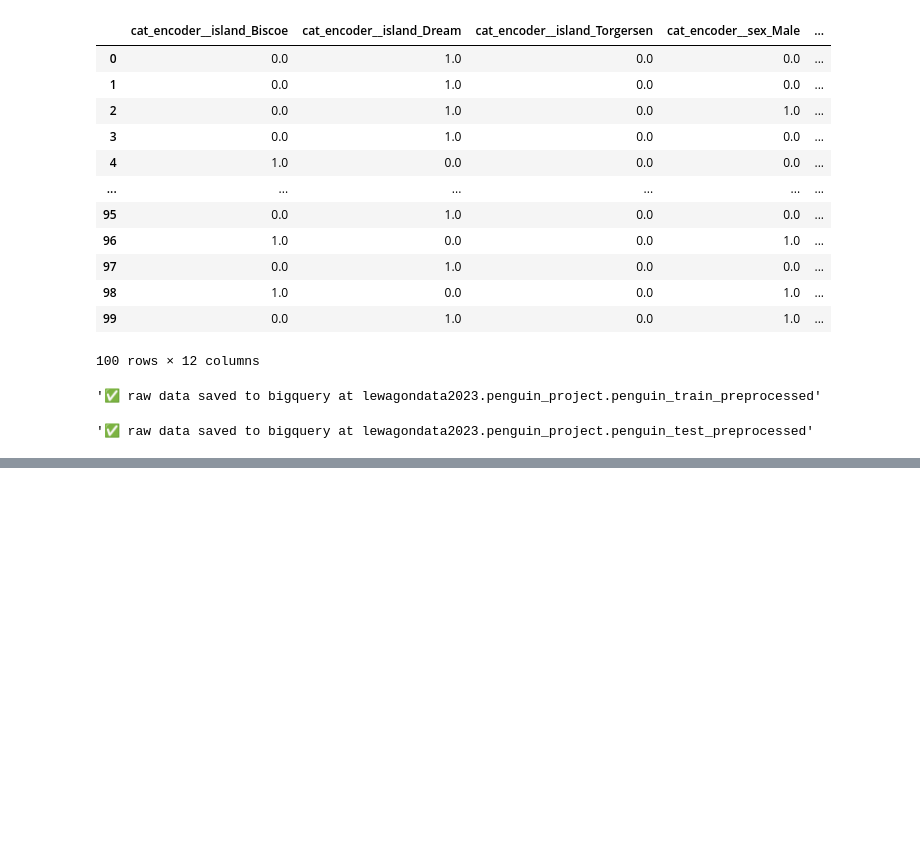
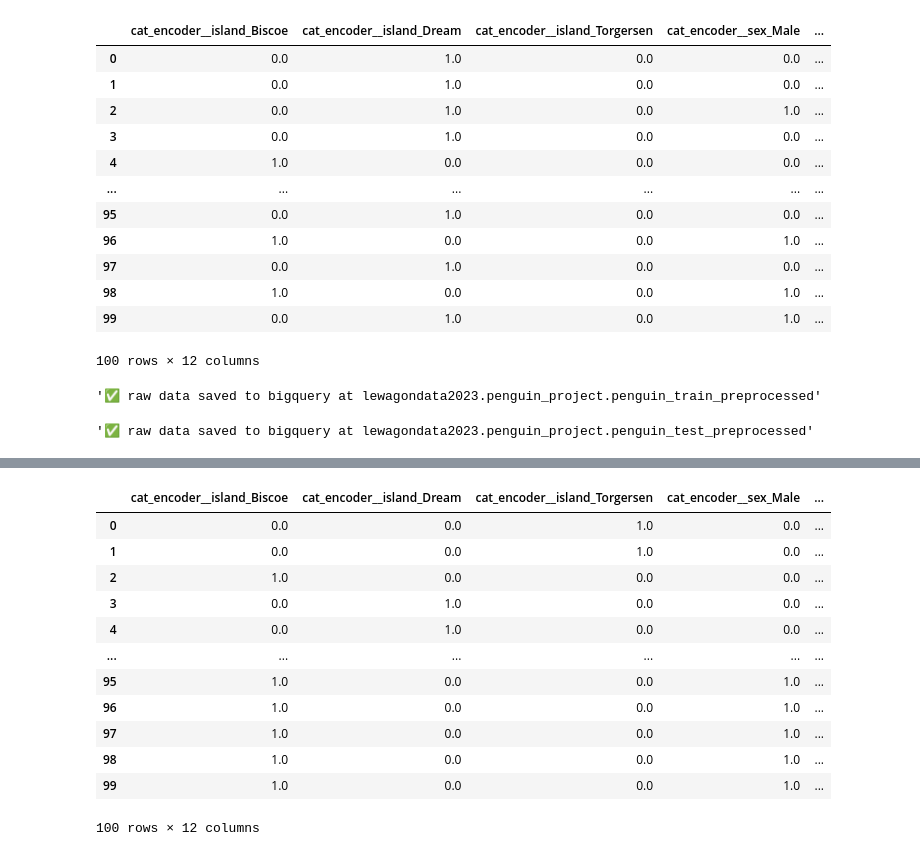
Before and after one commit to amandamaurell/google-cloud-package-classification, a Jupyter notebook: notebooks/simple_code.ipynb, the cells around one changed output, grey strips where cells are left out. Saved outputs shown, nothing was run; the diff lists cells and outputs as text; code cells hidden in the pictures; blank space fills up the shorter version.

```diff
--- a/notebooks/simple_code.ipynb
+++ b/notebooks/simple_code.ipynb
@@ -325,0 +355,20 @@ upload_data(preprocessed_df_test, 'penguin_test_preprocessed')
+# %%
+#testing the load_data function
+from penguin.data import load_data
+
+test_df = load_data('penguin_test_preprocessed')
+test_df
+# %% [output]
+|  | cat_encoder__island_Biscoe | cat_encoder__island_Dream | cat_encoder__island_Torgersen | cat_encoder__sex_Male | ... |
+| 0 | 0.0 | 0.0 | 1.0 | 0.0 | ... |
+| 1 | 0.0 | 0.0 | 1.0 | 0.0 | ... |
+| 2 | 1.0 | 0.0 | 0.0 | 0.0 | ... |
+| 3 | 0.0 | 1.0 | 0.0 | 0.0 | ... |
+| 4 | 0.0 | 1.0 | 0.0 | 0.0 | ... |
+| ... | ... | ... | ... | ... | ... |
+| 95 | 1.0 | 0.0 | 0.0 | 1.0 | ... |
+| 96 | 1.0 | 0.0 | 0.0 | 1.0 | ... |
+| 97 | 1.0 | 0.0 | 0.0 | 1.0 | ... |
+| 98 | 1.0 | 0.0 | 0.0 | 1.0 | ... |
+| 99 | 1.0 | 0.0 | 0.0 | 1.0 | ... |
+100 rows × 12 columns
```
Also changed, not shown: parts of 2 cells of this notebook, 1 other file.
